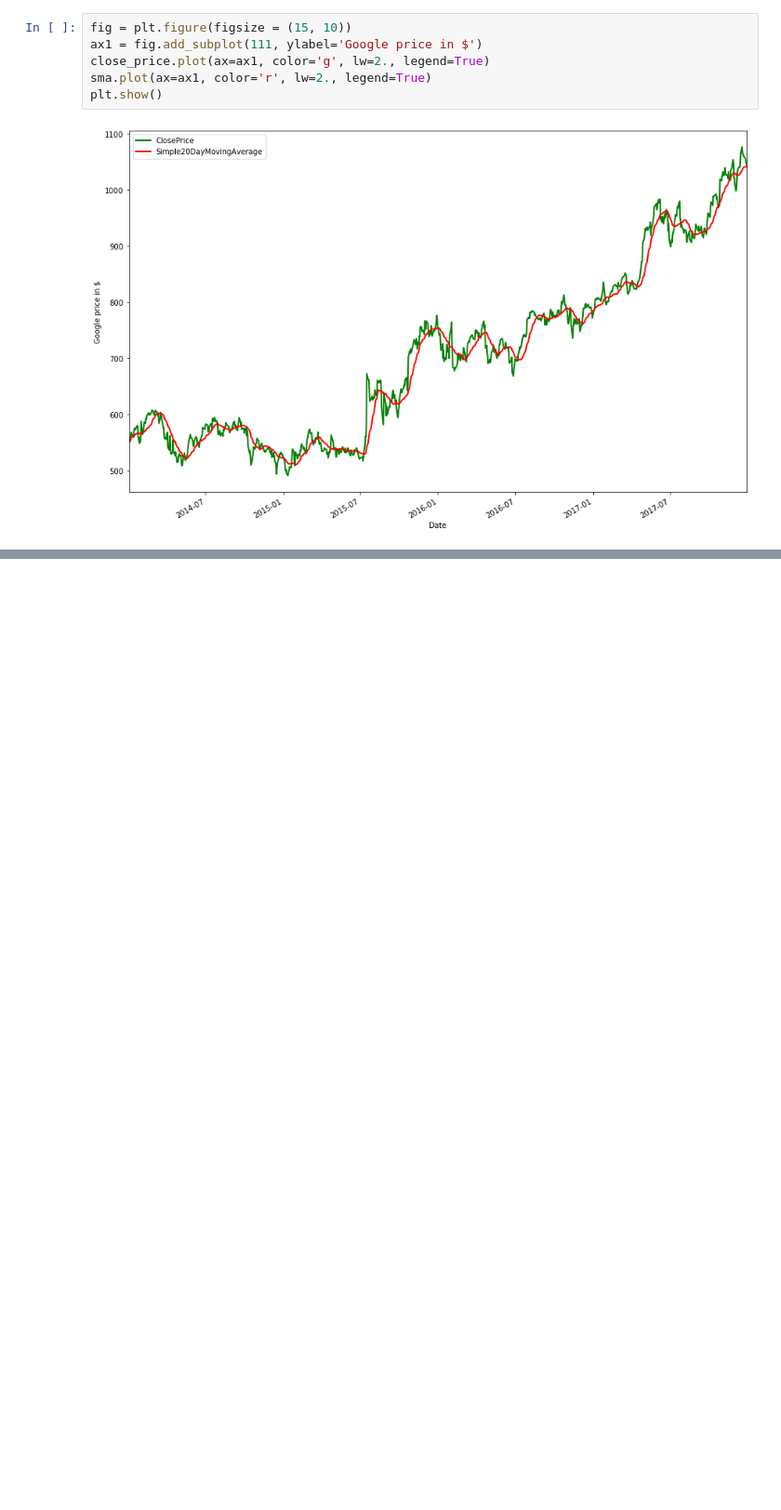
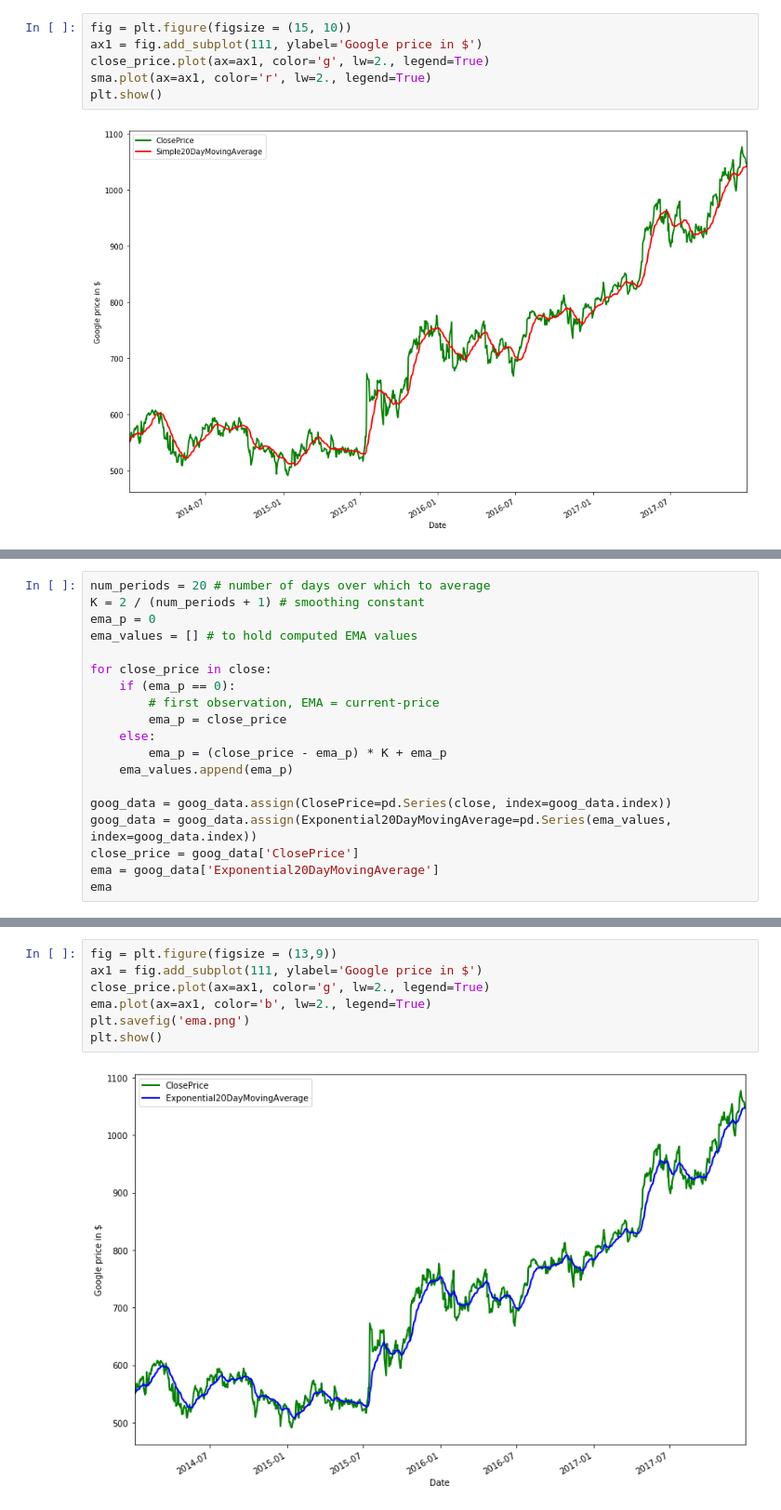
Before and after one commit to ahmed-raza1/Trading_Bot, a Jupyter notebook: strategies/SMA_EMA.ipynb, the cells around one changed output, grey strips where cells are left out. Shown: that part at 93% size. Drawn from its saved outputs; the diff is of its cells as text; blank space fills up the shorter version.

```diff
--- a/strategies/SMA_EMA.ipynb
+++ b/strategies/SMA_EMA.ipynb
@@ -57,0 +62,19 @@ plt.show()
+# %%
+num_periods = 20 # number of days over which to average
+K = 2 / (num_periods + 1) # smoothing constant
+ema_p = 0
+ema_values = [] # to hold computed EMA values
+
+for close_price in close:
+    if (ema_p == 0):
+        # first observation, EMA = current-price
+        ema_p = close_price
+    else:
+        ema_p = (close_price - ema_p) * K + ema_p
+    ema_values.append(ema_p)
+
+goog_data = goog_data.assign(ClosePrice=pd.Series(close, index=goog_data.index))
+goog_data = goog_data.assign(Exponential20DayMovingAverage=pd.Series(ema_values, index=goog_data.index))
+close_price = goog_data['ClosePrice']
+ema = goog_data['Exponential20DayMovingAverage']
+ema
@@ -57,0 +95,9 @@ plt.show()
+# %%
+fig = plt.figure(figsize = (13,9))
+ax1 = fig.add_subplot(111, ylabel='Google price in $')
+close_price.plot(ax=ax1, color='g', lw=2., legend=True)
+ema.plot(ax=ax1, color='b', lw=2., legend=True)
+plt.savefig('ema.png')
+plt.show()
+# %% [output]
+[figure, added]
```
Also changed, not shown: parts of 3 cells of this notebook, 1 other file.
